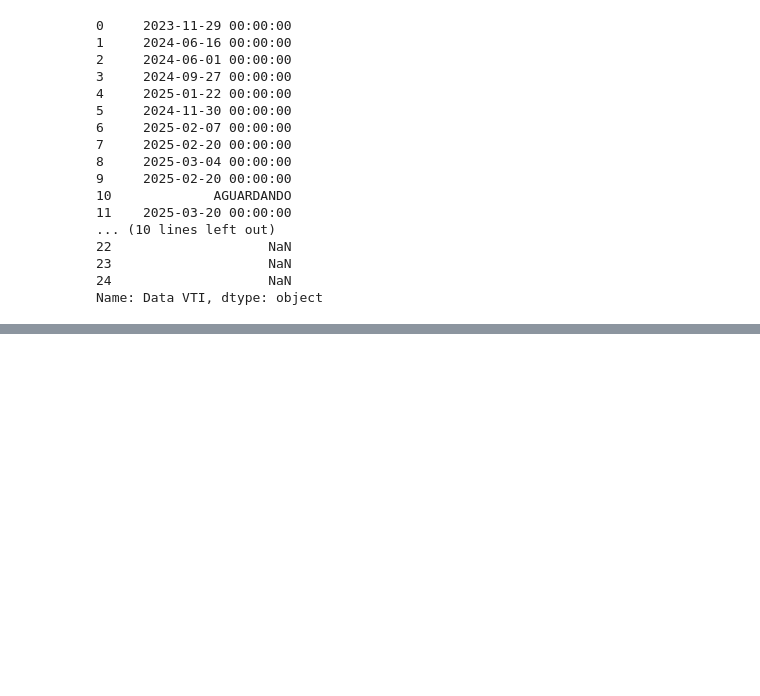
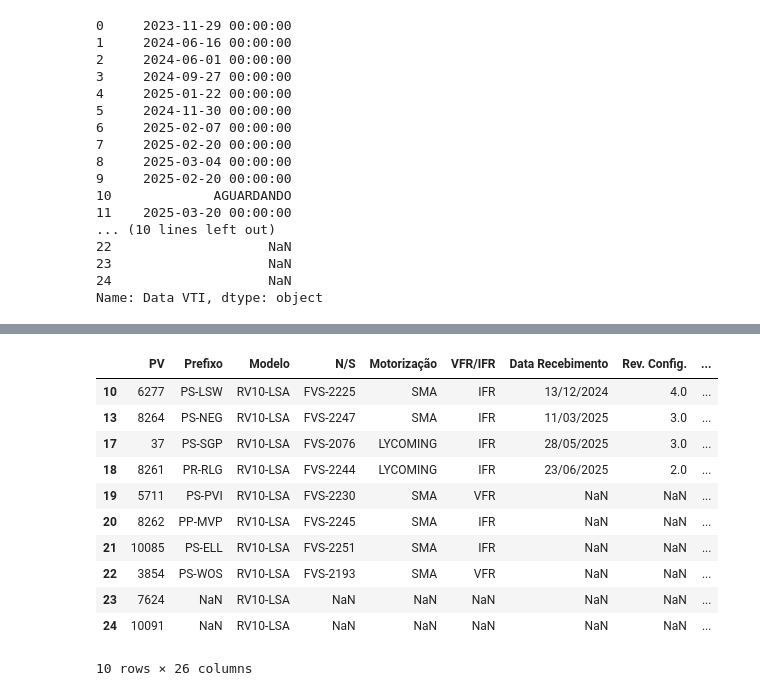
Before and after one commit to brunopilotoa/flyer-Dash, a Jupyter notebook: testes.ipynb, the cells around one changed output, grey strips where cells are left out. Drawn from its saved outputs; the diff is of its cells as text; code cells hidden in the pictures; blank space fills up the shorter version.

```diff
--- a/testes.ipynb
+++ b/testes.ipynb
@@ -198,0 +226,16 @@ dtype('O')
+# %%
+vti=base[base["Status VTI"]!='APROVADO']
+vti
+# %% [output]
+|  | PV | Prefixo | Modelo | N/S | Motorização | VFR/IFR | Data Recebimento | Rev. Config. | ... |
+| 10 | 6277 | PS-LSW | RV10-LSA | FVS-2225 | SMA | IFR | 13/12/2024 | 4.0 | ... |
+| 13 | 8264 | PS-NEG | RV10-LSA | FVS-2247 | SMA | IFR | 11/03/2025 | 3.0 | ... |
+| 17 | 37 | PS-SGP | RV10-LSA | FVS-2076 | LYCOMING | IFR | 28/05/2025 | 3.0 | ... |
+| 18 | 8261 | PR-RLG | RV10-LSA | FVS-2244 | LYCOMING | IFR | 23/06/2025 | 2.0 | ... |
+| 19 | 5711 | PS-PVI | RV10-LSA | FVS-2230 | SMA | VFR | NaN | NaN | ... |
+| 20 | 8262 | PP-MVP | RV10-LSA | FVS-2245 | SMA | IFR | NaN | NaN | ... |
+| 21 | 10085 | PS-ELL | RV10-LSA | FVS-2251 | SMA | IFR | NaN | NaN | ... |
+| 22 | 3854 | PS-WOS | RV10-LSA | FVS-2193 | SMA | VFR | NaN | NaN | ... |
+| 23 | 7624 | NaN | RV10-LSA | NaN | NaN | NaN | NaN | NaN | ... |
+| 24 | 10091 | NaN | RV10-LSA | NaN | NaN | NaN | NaN | NaN | ... |
+10 rows × 26 columns
```
Also changed, not shown: parts of 4 cells of this notebook, 3 other files.
